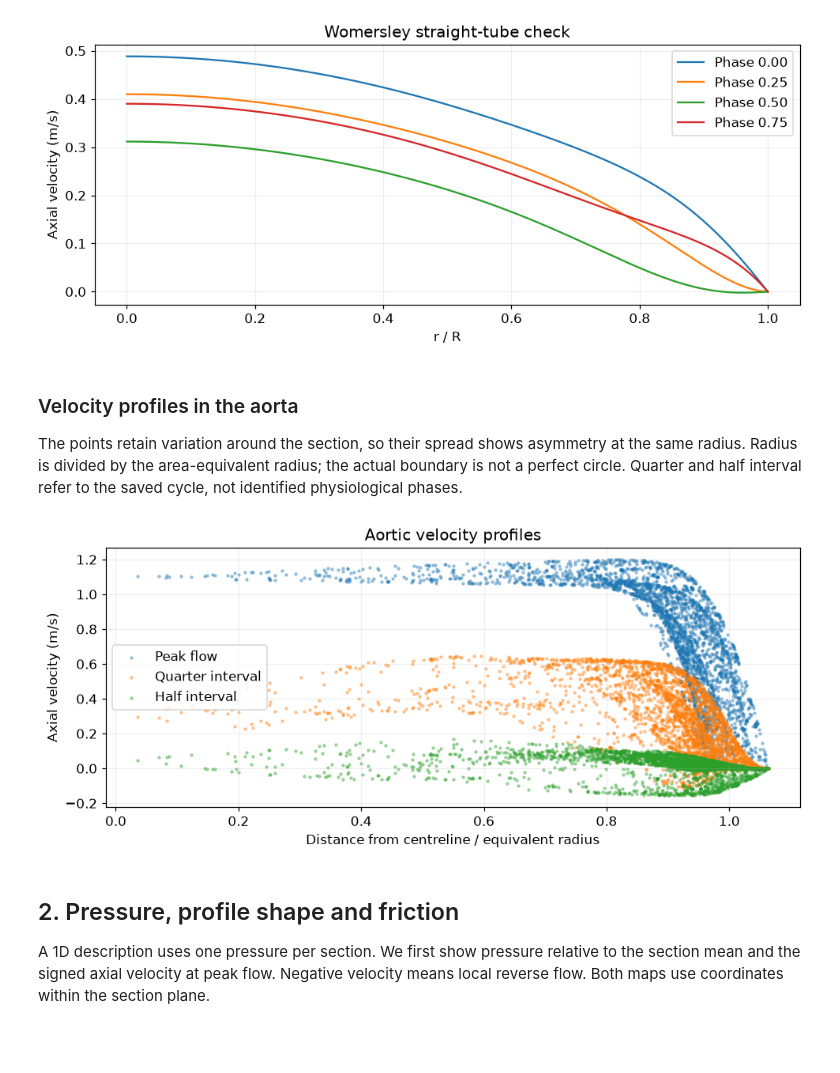
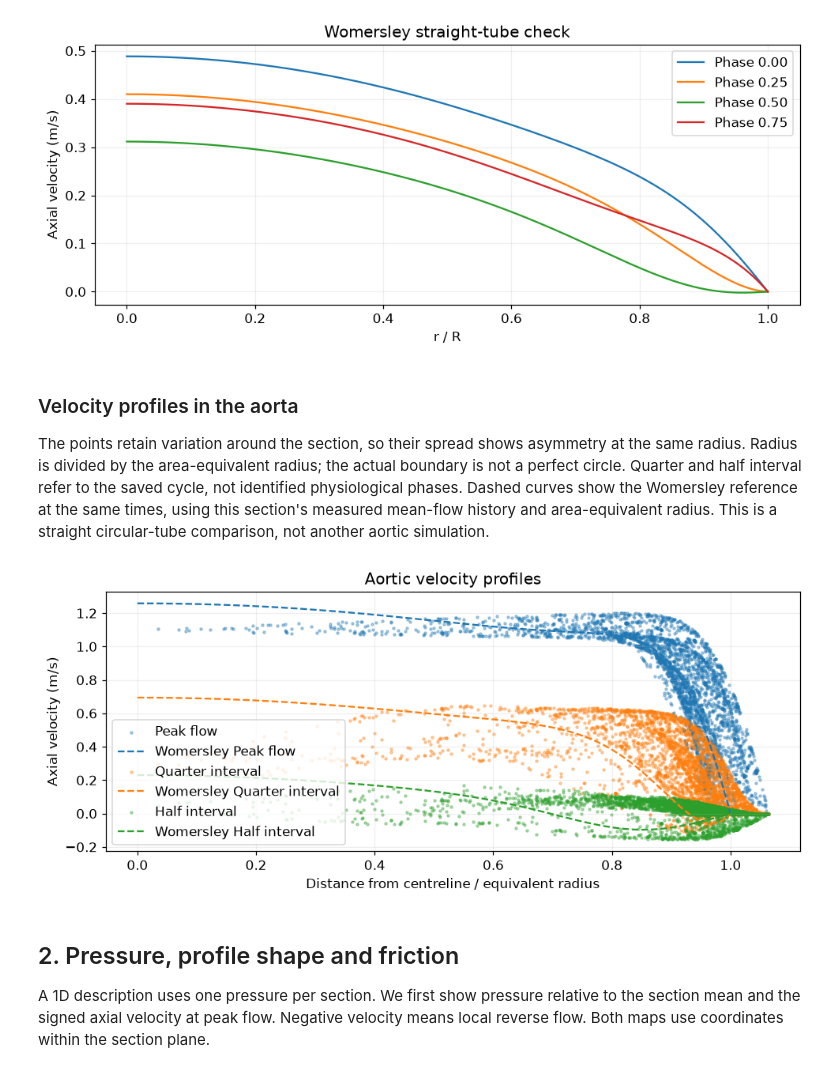
Before and after one commit to Nas010/from-physics-to-physiology-project-2, a Jupyter notebook: FtP_Aorta_1D_Assumptions.ipynb, the cells around one changed output. Drawn from its saved outputs; the diff is of its cells as text; code cells hidden in the pictures; blank space fills up the shorter version.

```diff
--- a/FtP_Aorta_1D_Assumptions.ipynb
+++ b/FtP_Aorta_1D_Assumptions.ipynb
@@ -115,8 +125,8 @@ ax.scatter(
     wall_points[:, 0],
     wall_points[:, 1],
     wall_points[:, 2],
-    s=1,
-    alpha=0.15,
+    s=2,
+    alpha=0.3,
     color="grey",
 )
 ax.plot(
@@ -125,6 +135,9 @@ ax.plot(
     positions[:, 2] * 1000,
     color="darkorange",
 )
+ax.set_box_aspect(np.ptp(geometry["wall"].points, axis=0))
+for axis in [ax.xaxis, ax.yaxis, ax.zaxis]:
+    axis.set_major_locator(plt.MaxNLocator(3))
 ax.set(xlabel="x (mm)", ylabel="y (mm)", zlabel="z (mm)", title="Aorta and centreline")
 save_figure("aorta_geometry")
 # %% [output]
@@ -278,31 +335,46 @@ The points retain variation around the section, so their spread shows
 asymmetry at the same radius. Radius is divided by the area-equivalent
 radius; the actual boundary is not a perfect circle. Quarter and half
 interval refer to the saved cycle, not identified physiological phases.
+Dashed curves show the Womersley reference at the same times, using this
+section's measured mean-flow history and area-equivalent radius. This is
+a straight circular-tube comparison, not another aortic simulation.
 # %%
+mean_velocity = fields["U"][:, station]
+radius = geometry["radius_m"][station]
+local_reference = af.womersley_reference(time, mean_velocity, radius, nu, period)
+
 fig, ax = plt.subplots(figsize=(9, 4))
 profile_frames = [
-    (peak_frame, "Peak flow"),
-    (len(time) // 4, "Quarter interval"),
-    (len(time) // 2, "Half interval"),
+    (peak_frame, "Peak flow", "tab:blue"),
+    (len(time) // 4, "Quarter interval", "tab:orange"),
+    (len(time) // 2, "Half interval", "tab:green"),
 ]
-for frame, label in profile_frames:
+for frame, label, colour in profile_frames:
     section = af.get_section(sections, geometry, station, frame)
     ax.scatter(
         section["normalised_radius"],
         section["axial_velocity"],
         s=4,
         alpha=0.35,
+        color=colour,
         label=label,
+    )
+    ax.plot(
+        local_reference["r"] / radius,
+        local_reference["velocity"][frame],
+        "--",
+        color=colour,
+        label=f"Womersley {label}",
     )
 ax.set(
     xlabel="Distance from centreline / equivalent radius",
     ylabel="Axial velocity (m/s)",
     title="Aortic velocity profiles",
 )
 ax.legend()
 save_figure("aortic_velocity_profiles")
 # %% [output]
-[figure, old version]
+[figure, new version]
 # %% [markdown]
 ## 2. Pressure, profile shape and friction
 
```
Also changed, not shown: parts of 20 cells of this notebook, 32 other files.
